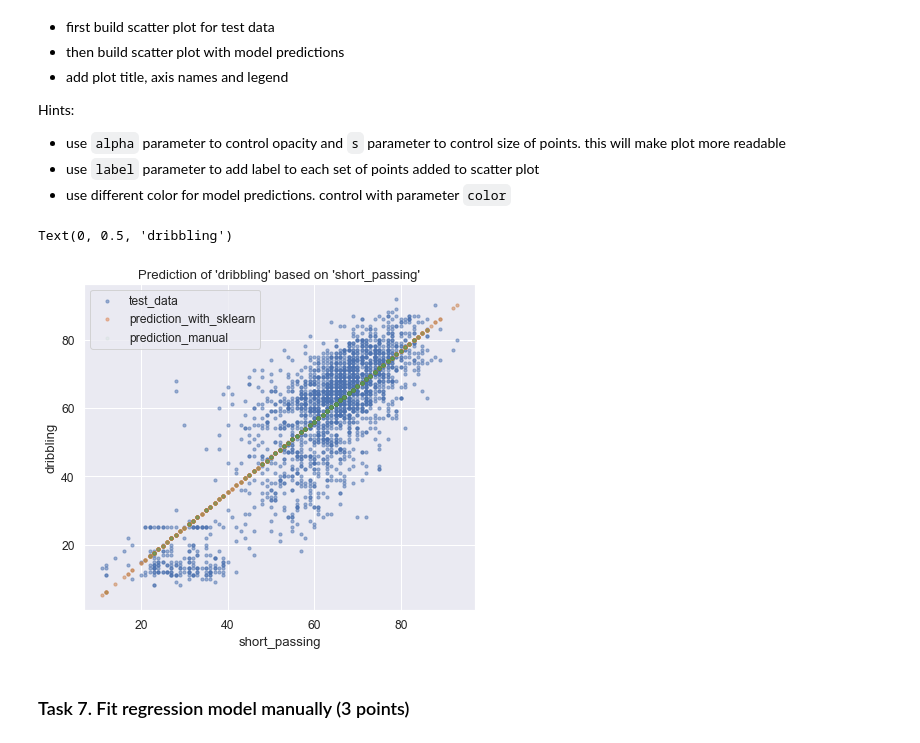
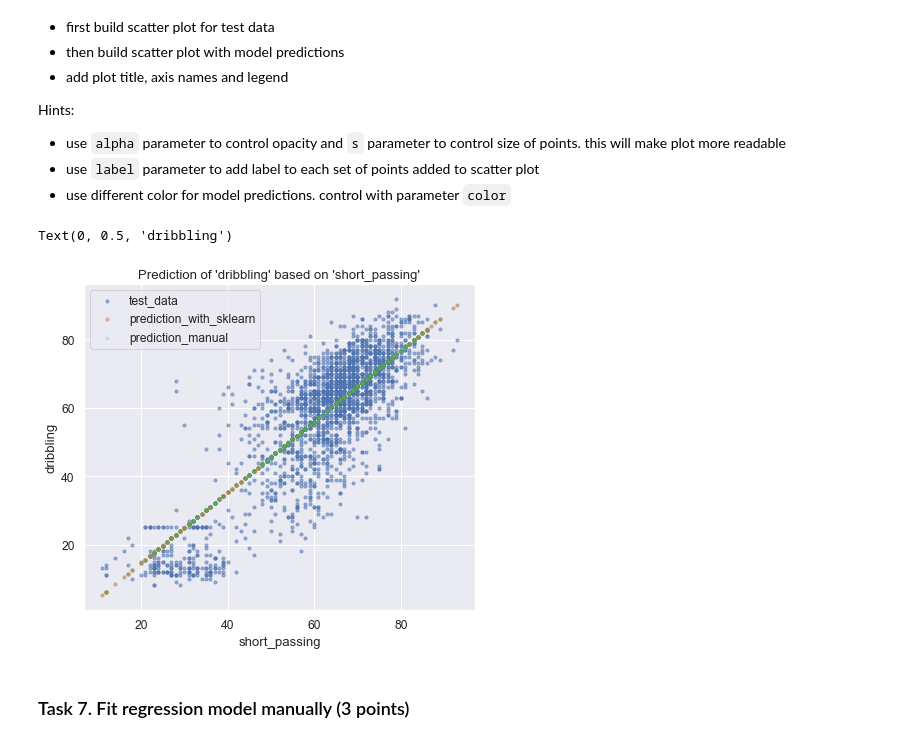
Before and after one commit to pliushpal/ml-intro, a Jupyter notebook: 3_linear_regression/linear_regression.ipynb, the cells around one changed output. Drawn from its saved outputs; the diff is of its cells as text; code cells hidden in the pictures.

```diff
--- a/3_linear_regression/linear_regression.ipynb
+++ b/3_linear_regression/linear_regression.ipynb
@@ -629,14 +639,14 @@ Hints:
 # %%
 plt.scatter(x=x_test, y=y_test, alpha=0.5, s=10, label='test_data')
 plt.scatter(x=x_test, y=model_preds, alpha=0.5, s=10, label='prediction_with_sklearn')
-plt.scatter(x=x_test, y=model_manual_preds, alpha=0.05, s=10, label='prediction_manual')
+plt.scatter(x=x_test, y=model_manual_preds, alpha=0.15, s=10, label='prediction_manual')
 plt.legend();  # adds legend to a plot
 plt.title("Prediction of 'dribbling' based on 'short_passing'")
 plt.xlabel("short_passing")
 plt.ylabel("dribbling")
 # %% [output]
 Text(0, 0.5, 'dribbling')
-[figure, old version]
+[figure, new version]
 # %% [markdown]
 ### Task 7.  Fit regression model manually (3 points)
 # %% [markdown]
```
Also changed, not shown: parts of 67 cells of this notebook.
